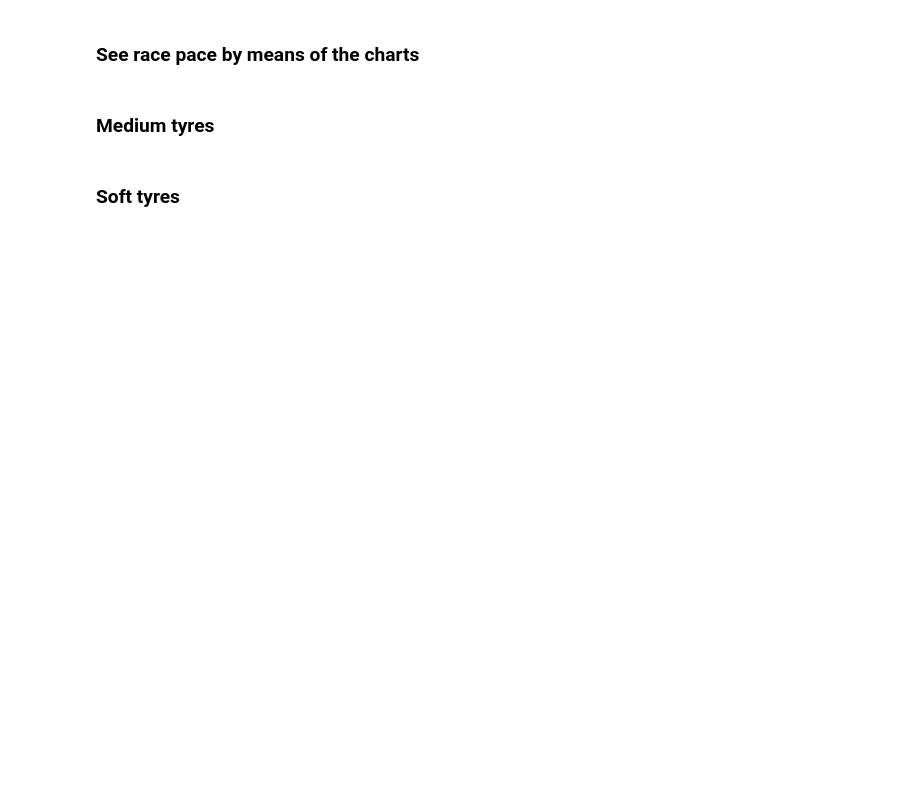
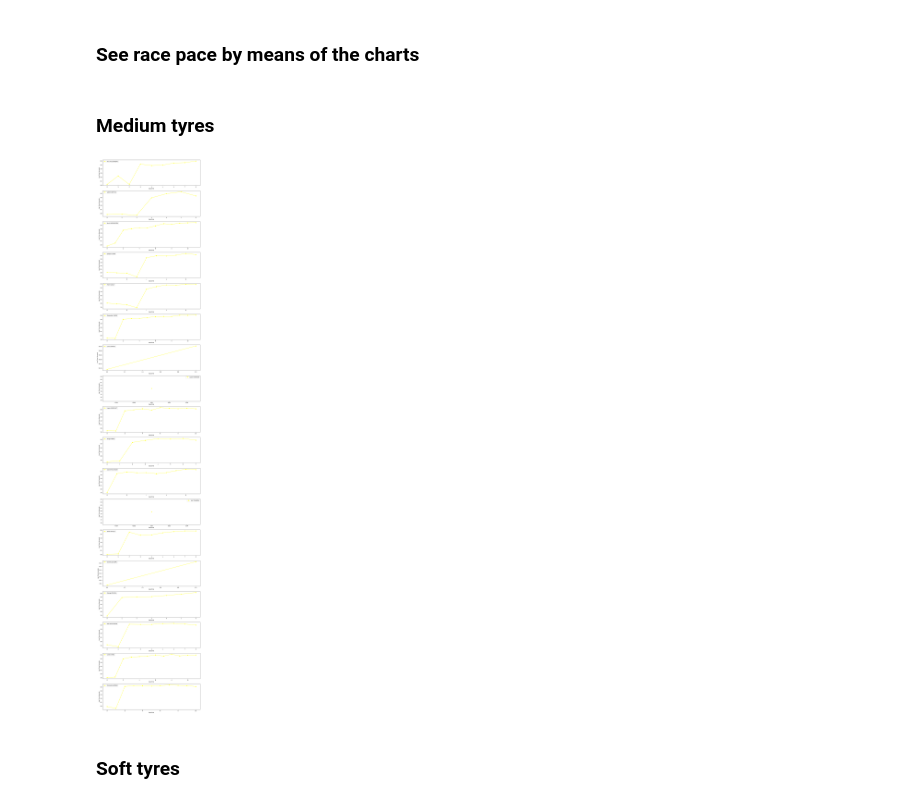
Before and after one commit to frankdelpiero/F1_notebooks, a Jupyter notebook: F1_24/Hungary_Recap.ipynb, the cells around one changed output. Saved outputs shown, nothing was run; the diff lists cells and outputs as text; code cells hidden in the pictures; blank space fills up the shorter version.

Commit message:
Added free practice 2

```diff
--- a/F1_24/Hungary_Recap.ipynb
+++ b/F1_24/Hungary_Recap.ipynb
@@ -995,9 +996,9 @@ pd.DataFrame(longrun_data,columns=['driver','compound','lap_duration','sector1',
 ## Free Practice 2
 ### Obtain setup
 # %%
-practice = libraryDataF1.obtain_information('laps',session_key=9552)
-stintInformation = libraryDataF1.obtain_information('stints',session_key=9552)
-drivers = libraryDataF1.obtain_information('drivers',session_key=9552)
+practice = libraryDataF1.obtain_information('laps',session_key=9560)
+stintInformation = libraryDataF1.obtain_information('stints',session_key=9560)
+drivers = libraryDataF1.obtain_information('drivers',session_key=9560)
 # %%
 stintsDataFrame =libraryDataF1.stint_configuration(drivers,stintInformation)
 jointables2 = pd.merge(practice,stintsDataFrame,on=['lap_number','driver_number'])
@@ -1007,7 +1022,9 @@ jointables2
 # %% [markdown]
 ### Medium tyres
 # %%
-libraryDataF1.obtain_data_tyres(jointables2,"MEDIUM",94)
+libraryDataF1.obtain_data_tyres(jointables2,"MEDIUM",86)
+# %% [output]
+[figure, added]
 # %% [markdown]
 ### Soft tyres
 # %%
```
Also changed, not shown: parts of 50 cells of this notebook.
